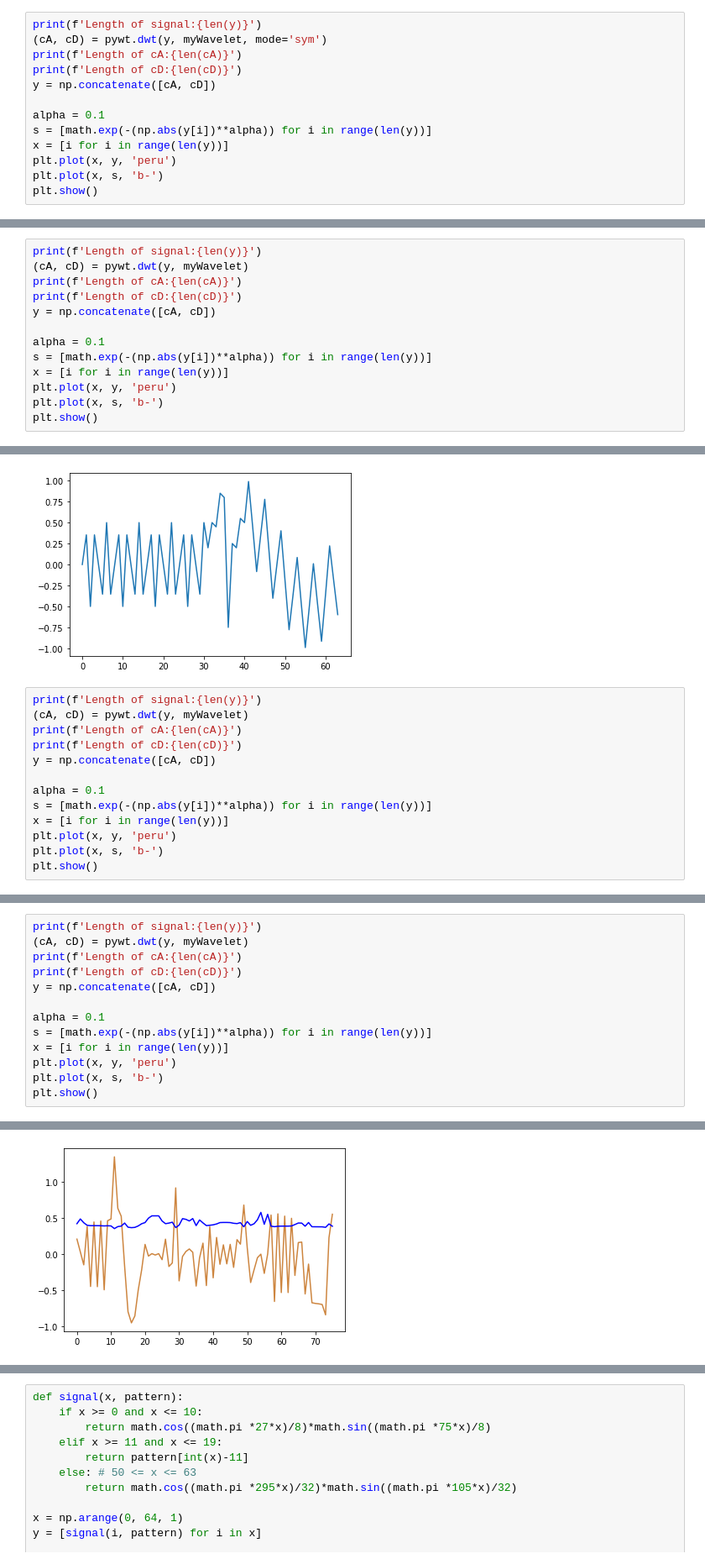
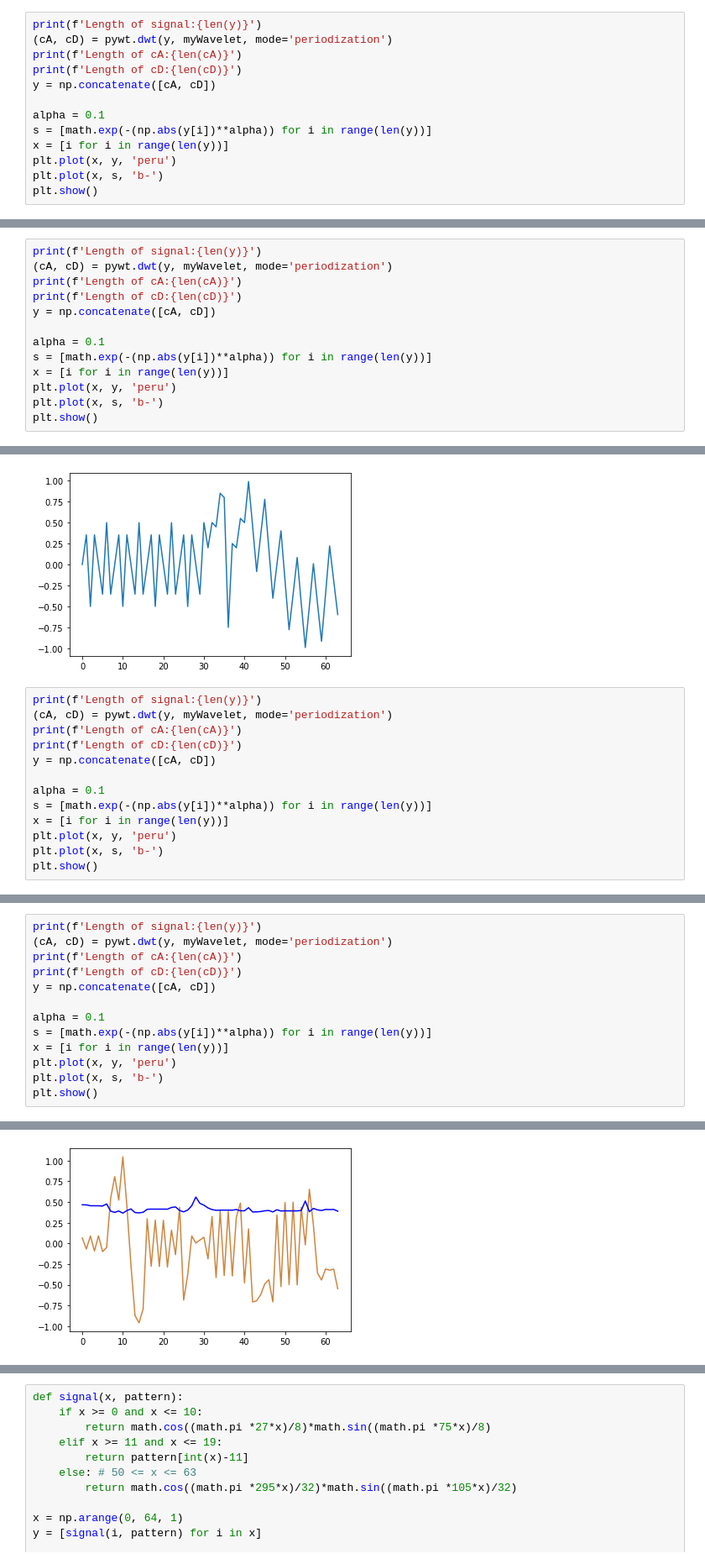
Before and after one commit to adrian13579/discrete-shapelet-transform, a Jupyter notebook: notebooks/1D_signal_example.ipynb, the cells around one changed output, grey strips where cells are left out. Shown at 84% size. Drawn from its saved outputs; the diff is of its cells as text.

```diff
--- a/notebooks/1D_signal_example.ipynb
+++ b/notebooks/1D_signal_example.ipynb
@@ -56,7 +56,7 @@ plt.show()
 [figure]
 # %%
 print(f'Length of signal:{len(y)}')
-(cA, cD) = pywt.dwt(y, myWavelet, mode='sym')
+(cA, cD) = pywt.dwt(y, myWavelet, mode='periodization')
 print(f'Length of cA:{len(cA)}')
 print(f'Length of cD:{len(cD)}')
 y = np.concatenate([cA, cD])
@@ -89,6 +89,6 @@ the point in the dwt is: (19, 0) and in S is (19, 0.49138339045513624)
 # %%
 print(f'Length of signal:{len(y)}')
-(cA, cD) = pywt.dwt(y, myWavelet)
+(cA, cD) = pywt.dwt(y, myWavelet, mode='periodization')
 print(f'Length of cA:{len(cA)}')
 print(f'Length of cD:{len(cD)}')
 y = np.concatenate([cA, cD])
@@ -136,7 +136,7 @@ plt.show()
 [figure]
 # %%
 print(f'Length of signal:{len(y)}')
-(cA, cD) = pywt.dwt(y, myWavelet)
+(cA, cD) = pywt.dwt(y, myWavelet, mode='periodization')
 print(f'Length of cA:{len(cA)}')
 print(f'Length of cD:{len(cD)}')
 y = np.concatenate([cA, cD])
@@ -169,6 +169,6 @@ the point in the dwt is: (11, 0) and in S is (11, 0.49138339045510737)
 # %%
 print(f'Length of signal:{len(y)}')
-(cA, cD) = pywt.dwt(y, myWavelet)
+(cA, cD) = pywt.dwt(y, myWavelet, mode='periodization')
 print(f'Length of cA:{len(cA)}')
 print(f'Length of cD:{len(cD)}')
 y = np.concatenate([cA, cD])
@@ -186,4 +186,4 @@ Length of cD:38
-[figure, old version]
+[figure, new version]
 # %%
 s_max = max(s)
 x1_max = s.index(s_max)
```
Also changed, not shown: parts of 12 cells of this notebook, 3 other files.
